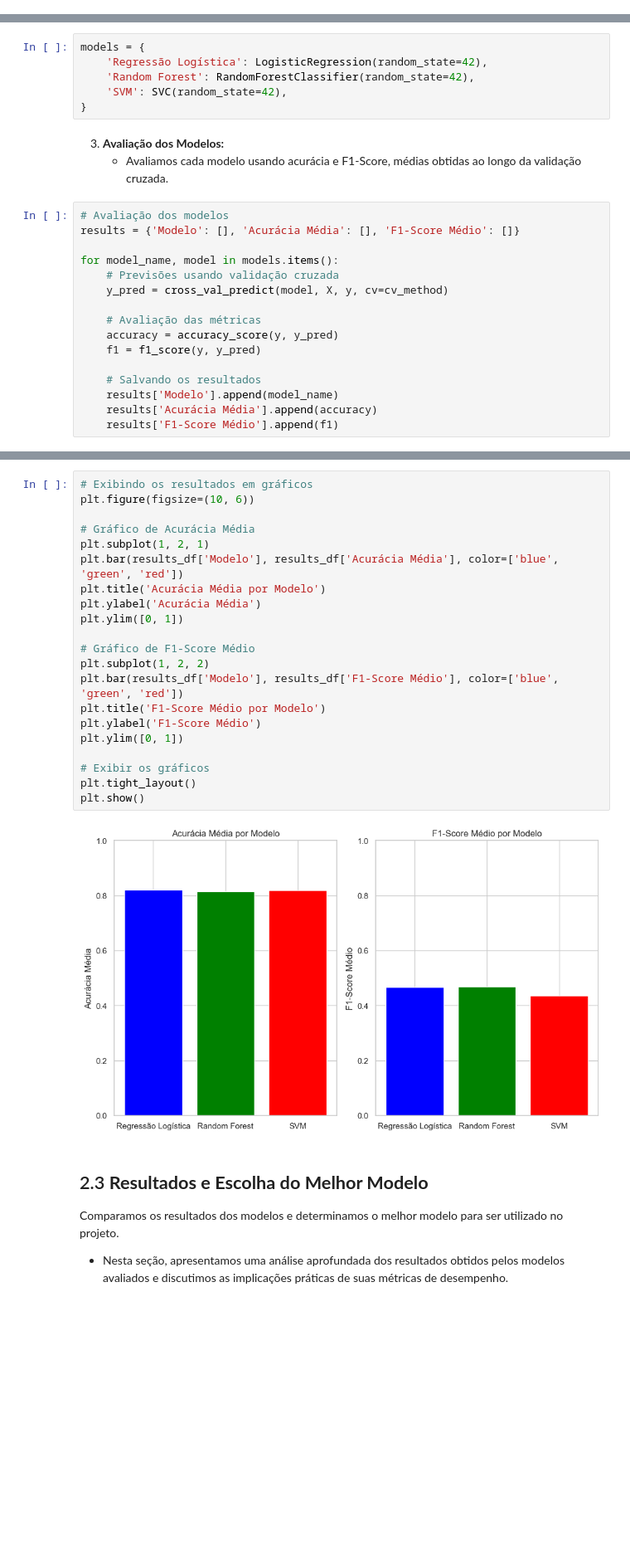
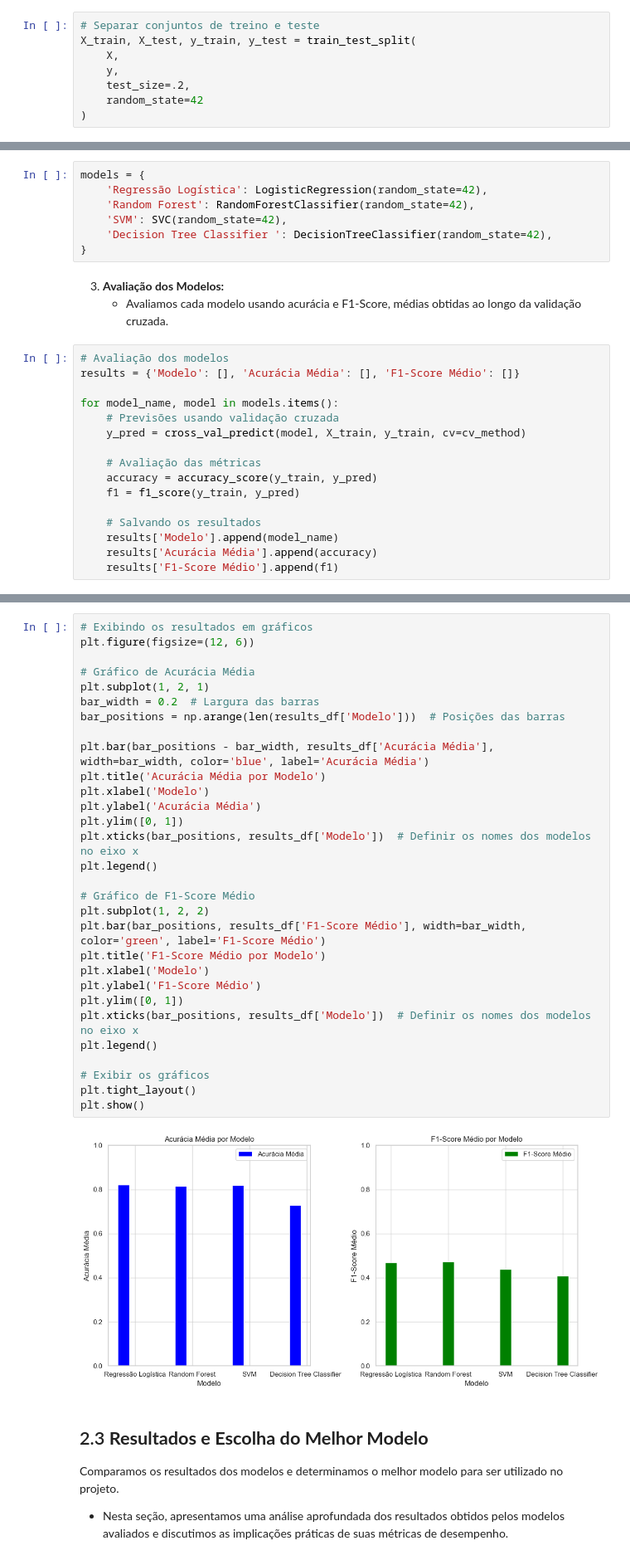
Before and after one commit to IgorPrGv/Avanti-Bootcamp-CienciaDeDados, a Jupyter notebook: notebooks/02-comparative_analysis.ipynb, the cells around one changed output, grey strips where cells are left out. Shown: that part at 83% size. Saved outputs shown, nothing was run; the diff lists cells and outputs as text; blank space fills up the shorter version.

```diff
--- a/notebooks/02-comparative_analysis.ipynb
+++ b/notebooks/02-comparative_analysis.ipynb
@@ -246,6 +249,14 @@ df_processed_df.head()
 # %%
 X = df_processed_df.drop('Inadimplência_Próximo_Mês_sim', axis=1)
 y = df_processed_df['Inadimplência_Próximo_Mês_sim']
+# %%
+# Separar conjuntos de treino e teste
+X_train, X_test, y_train, y_test = train_test_split(
+    X,
+    y,
+    test_size=.2,
+    random_state=42
+)
 # %% [markdown]
 1. **Método de Validação Cruzada:**
 # %%
@@ -262,6 +274,7 @@ models = {
     'Regressão Logística': LogisticRegression(random_state=42),
     'Random Forest': RandomForestClassifier(random_state=42),
     'SVM': SVC(random_state=42),
+    'Decision Tree Classifier ': DecisionTreeClassifier(random_state=42),
 }
 # %% [markdown]
 3. **Avaliação dos Modelos:**
@@ -272,11 +285,11 @@ results = {'Modelo': [], 'Acurácia Média': [], 'F1-Score Médio': []}
 
 for model_name, model in models.items():
     # Previsões usando validação cruzada
-    y_pred = cross_val_predict(model, X, y, cv=cv_method)
+    y_pred = cross_val_predict(model, X_train, y_train, cv=cv_method)
 
     # Avaliação das métricas
-    accuracy = accuracy_score(y, y_pred)
-    f1 = f1_score(y, y_pred)
+    accuracy = accuracy_score(y_train, y_pred)
+    f1 = f1_score(y_train, y_pred)
 
     # Salvando os resultados
     results['Modelo'].append(model_name)
@@ -296,26 +312,35 @@ results_df
 # %%
 # Exibindo os resultados em gráficos
-plt.figure(figsize=(10, 6))
+plt.figure(figsize=(12, 6))
 
 # Gráfico de Acurácia Média
 plt.subplot(1, 2, 1)
-plt.bar(results_df['Modelo'], results_df['Acurácia Média'], color=['blue', 'green', 'red'])
+bar_width = 0.2  # Largura das barras
+bar_positions = np.arange(len(results_df['Modelo']))  # Posições das barras
+
+plt.bar(bar_positions - bar_width, results_df['Acurácia Média'], width=bar_width, color='blue', label='Acurácia Média')
 plt.title('Acurácia Média por Modelo')
+plt.xlabel('Modelo')
 plt.ylabel('Acurácia Média')
 plt.ylim([0, 1])
+plt.xticks(bar_positions, results_df['Modelo'])  # Definir os nomes dos modelos no eixo x
+plt.legend()
 
 # Gráfico de F1-Score Médio
 plt.subplot(1, 2, 2)
-plt.bar(results_df['Modelo'], results_df['F1-Score Médio'], color=['blue', 'green', 'red'])
+plt.bar(bar_positions, results_df['F1-Score Médio'], width=bar_width, color='green', label='F1-Score Médio')
 plt.title('F1-Score Médio por Modelo')
+plt.xlabel('Modelo')
 plt.ylabel('F1-Score Médio')
 plt.ylim([0, 1])
+plt.xticks(bar_positions, results_df['Modelo'])  # Definir os nomes dos modelos no eixo x
+plt.legend()
 
 # Exibir os gráficos
 plt.tight_layout()
 plt.show()
 # %% [output]
-[figure, old version]
+[figure, new version]
 # %% [markdown]
 ## 2.3 **Resultados e Escolha do Melhor Modelo**
 Comparamos os resultados dos modelos e determinamos o melhor modelo para ser utilizado no projeto.
```
Also changed, not shown: parts of 7 cells of this notebook, 1 other file.
